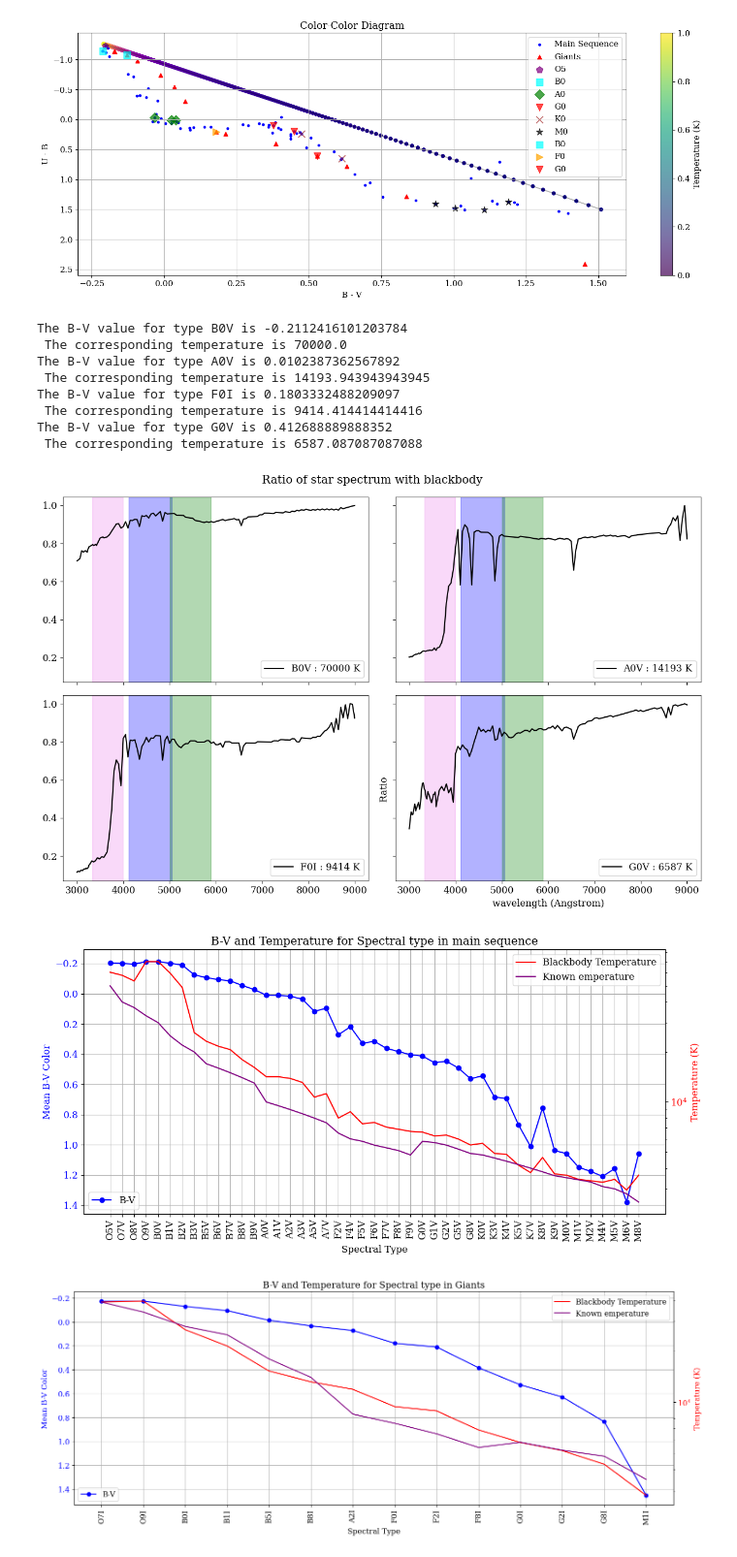
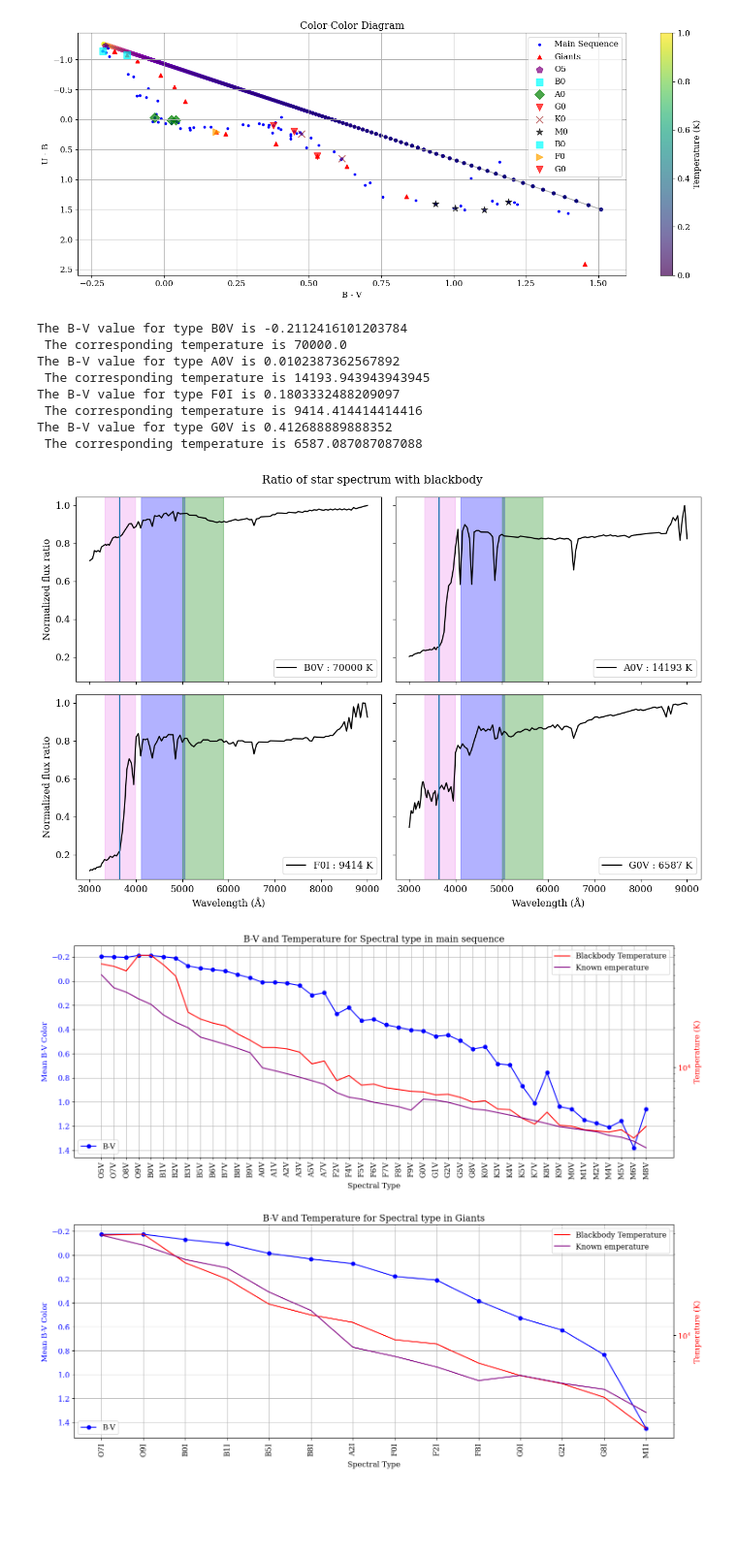
Before and after one commit to TapWhite/ALOP-PROBLEM-1-part2, a Jupyter notebook: ALOP tijdelijk.ipynb, the cells around one changed output. Shown at 97% size. Saved outputs shown, nothing was run; the diff lists cells and outputs as text; code cells hidden in the pictures; blank space fills up the shorter version.

```diff
--- a/ALOP tijdelijk.ipynb
+++ b/ALOP tijdelijk.ipynb
@@ -657,6 +657,7 @@ for i, type_to_test in enumerate(types_to_test):
 
         axs[i].axvspan(lambda_min, lambda_max, alpha = 0.3, color=color)
 
+    axs[i].axvline(3646)
 
     #plt.plot(wavelengths_list[first_index][mask],  (ratio / np.max(ratio)), label=f' {type_to_test} : {int(closest_temperature)} K' , color='black')
 
@@ -664,10 +665,15 @@ for i, type_to_test in enumerate(types_to_test):
 
 
 
+
 plt.suptitle('Ratio of star spectrum with blackbody')
+xlabel = 'Wavelength (Å)'
+ylabel = 'Normalized flux ratio'
 #plt.yscale('log')
-plt.xlabel('wavelength (Angstrom)')
-plt.ylabel('Ratio ')
+axs[2].set_xlabel(xlabel)
+axs[0].set_ylabel(ylabel)
+axs[3].set_xlabel(xlabel)
+axs[2].set_ylabel(ylabel)
 plt.legend()
 plt.tight_layout()
 plt.savefig('pdf/divided_spectrum.pdf')
@@ -681,7 +687,7 @@ The B-V value for type F0I is 0.1803332488209097
  The corresponding temperature is 9414.414414414416
 The B-V value for type G0V is 0.412688889888352
  The corresponding temperature is 6587.087087087088
-[figure, old version]
+[figure, new version]
 # %%
 temperatures = []
 for type in df_V['type']:
@@ -704,7 +710,7 @@ temperatures_online = [50000, 40000, 37000, 33000, 30000, 25000, 22000, 20000, 1
 
 
 # Create the figure and primary axis
-fig, ax1 = plt.subplots(figsize=(12, 6))
+fig, ax1 = plt.subplots(figsize=(15, 6))
 
 # Plot magnitude on the left y-axis
 ax1.plot(df_V['type'], df_V['B-V'], marker='o', linestyle='-', color='b', label='B-V')
@@ -718,34 +724,34 @@ custom_labels = [''] * len(df_V['type'])  # Initialize empty labels for all posi
 
 
 
 # Invert the y-axis for magnitude
 ax1.invert_yaxis()
 
 ax2 = ax1.twinx()
 ax2.plot(df_V['type'], df_V['temperature'], color='r', label='Blackbody Temperature')
 ax2.plot(df_V['type'], temperatures_online, color='purple', label='Known emperature')
 ax2.set_ylabel('Temperature (K)', color='r')
 ax2.tick_params(axis='y', labelcolor='r')  # Change y-axis tick color
 ax2.set_yscale('log')  # Set y-axis to logarithmic scale
 
 # Add title and show legend
 plt.title('B-V and Temperature for Spectral type in main sequence')
 ax1.legend(loc='lower left')
 ax2.legend(loc='upper right')
 #ax1.set_xticklabels(df_V['type'], rotation=45)
 # Set x-ticks using the axis object
 ax1.set_xticks(range(len(df_V['type'])))  # Set tick positions
 ax1.set_xticklabels(df_V['type'])  # Set tick labels
 
 # Rotate the tick labels
 plt.setp(ax1.xaxis.get_majorticklabels(), rotation=90)
 
 ax1.grid()
 plt.tight_layout()  # Adjust layout to prevent clipping of labels
 plt.savefig('pdf/mean_bv_temp_main.pdf')
 plt.show()
 # %% [output]
-[figure, old version]
+[figure, new version]
 # %%
 temperatures = []
 for type in df_I['type']:
```
Also changed, not shown: 9 other files.
